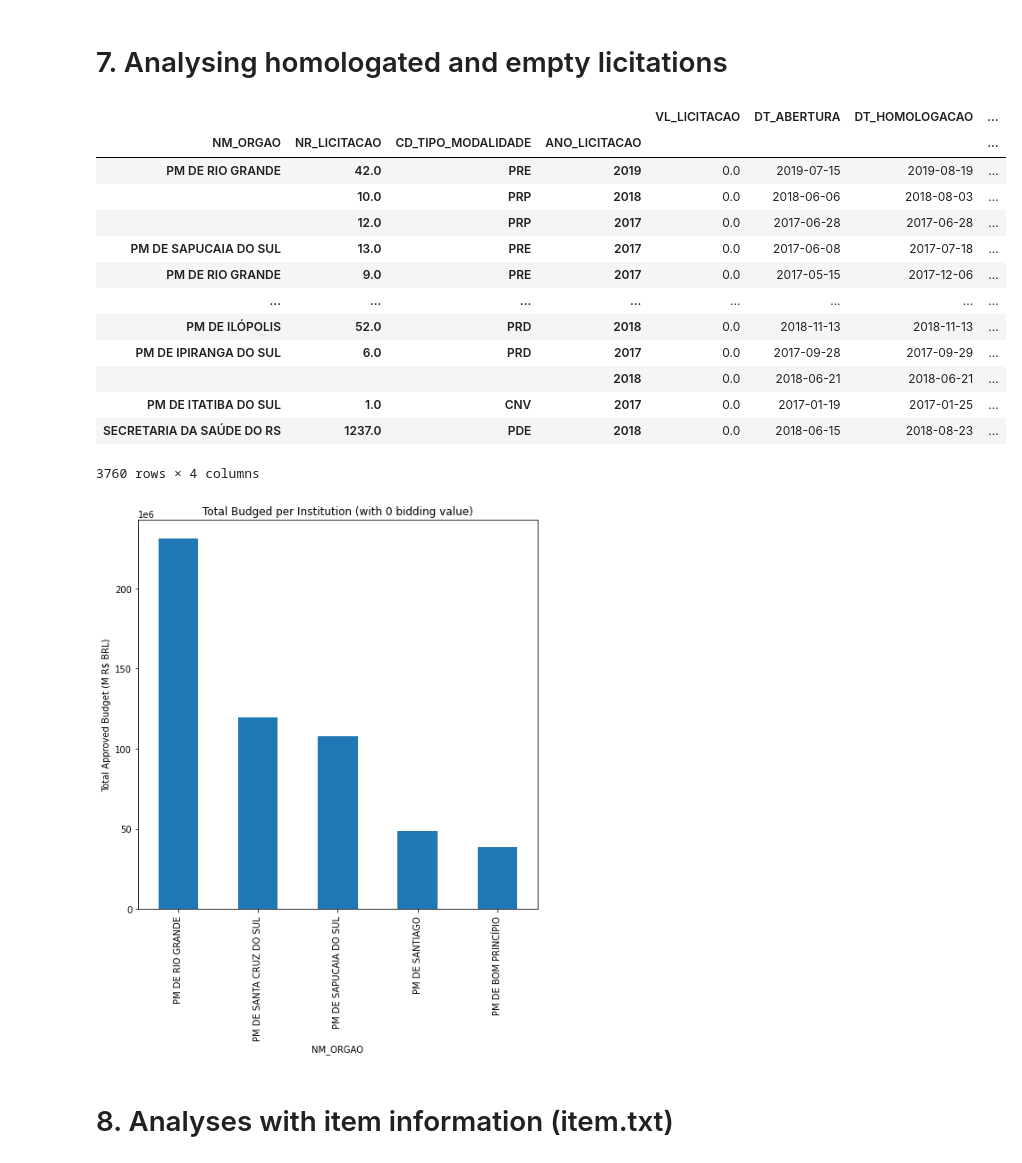
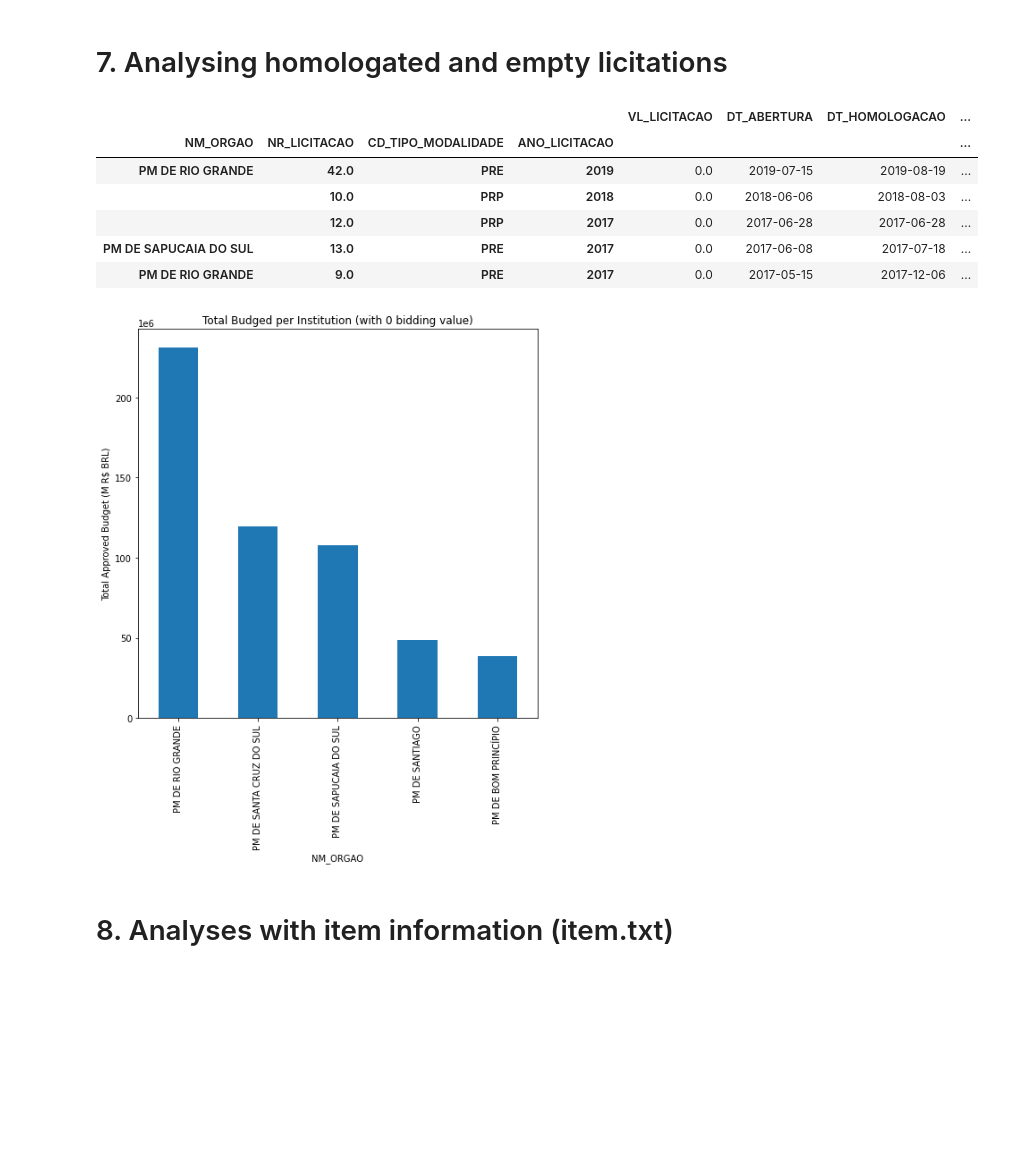
Before and after one commit to luizrennocosta/RS-licitation-data-study, a Jupyter notebook: DSB_Challenge.ipynb, the cells around one changed output. Cells and saved outputs as stored; diff of their text form; code cells hidden in the pictures; blank space fills up the shorter version.

```diff
--- a/DSB_Challenge.ipynb
+++ b/DSB_Challenge.ipynb
@@ -413,24 +438,19 @@ df_empty_bidding_merged = df_empty_bidding_merged.groupby(by=['NM_ORGAO', 'NR_LI
 # %%
 df_empty_bidding_merged.groupby('NM_ORGAO')['VL_TOTAL_HOMOLOGADO'].apply(np.sum).nlargest(5).plot.bar(figsize=(8,8))
 plt.ylabel('Total Approved Budget (M R$ BRL)')
 plt.title('Total Budged per Institution (with 0 bidding value)')
 plt.ticklabel_format(axis='y', style='sci', scilimits=(6,6))
-df_empty_bidding_merged
+plt.savefig(image_folder+f'/budget_no_licitation_value_histogram.png', bbox_inches='tight')
+
+df_empty_bidding_merged.head()
 # %% [output]
 |  |  |  |  | VL_LICITACAO | DT_ABERTURA | DT_HOMOLOGACAO | ... |
 | NM_ORGAO | NR_LICITACAO | CD_TIPO_MODALIDADE | ANO_LICITACAO |  |  |  | ... |
 | PM DE RIO GRANDE | 42.0 | PRE | 2019 | 0.0 | 2019-07-15 | 2019-08-19 | ... |
 |  | 10.0 | PRP | 2018 | 0.0 | 2018-06-06 | 2018-08-03 | ... |
 |  | 12.0 | PRP | 2017 | 0.0 | 2017-06-28 | 2017-06-28 | ... |
 | PM DE SAPUCAIA DO SUL | 13.0 | PRE | 2017 | 0.0 | 2017-06-08 | 2017-07-18 | ... |
 | PM DE RIO GRANDE | 9.0 | PRE | 2017 | 0.0 | 2017-05-15 | 2017-12-06 | ... |
-| ... | ... | ... | ... | ... | ... | ... | ... |
-| PM DE ILÓPOLIS | 52.0 | PRD | 2018 | 0.0 | 2018-11-13 | 2018-11-13 | ... |
-| PM DE IPIRANGA DO SUL | 6.0 | PRD | 2017 | 0.0 | 2017-09-28 | 2017-09-29 | ... |
-|  |  |  | 2018 | 0.0 | 2018-06-21 | 2018-06-21 | ... |
-| PM DE ITATIBA DO SUL | 1.0 | CNV | 2017 | 0.0 | 2017-01-19 | 2017-01-25 | ... |
-| SECRETARIA DA SAÚDE DO RS | 1237.0 | PDE | 2018 | 0.0 | 2018-06-15 | 2018-08-23 | ... |
-3760 rows × 4 columns
 [figure]
 # %% [markdown]
 # 8. Analyses with item information (item.txt)
```
Also changed, not shown: parts of 20 cells of this notebook, 1 other file.
